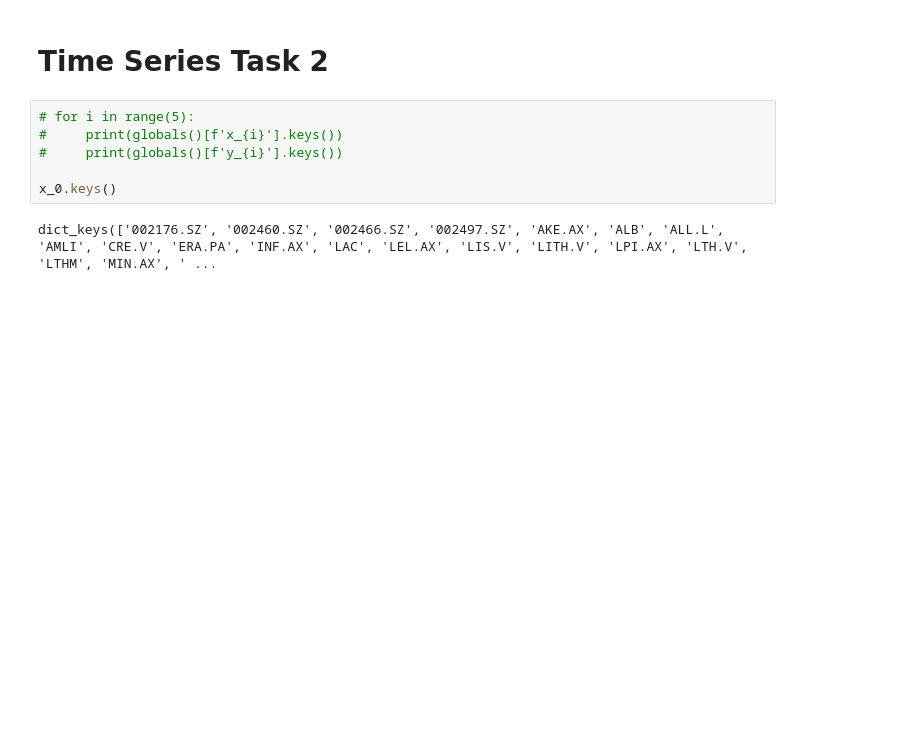
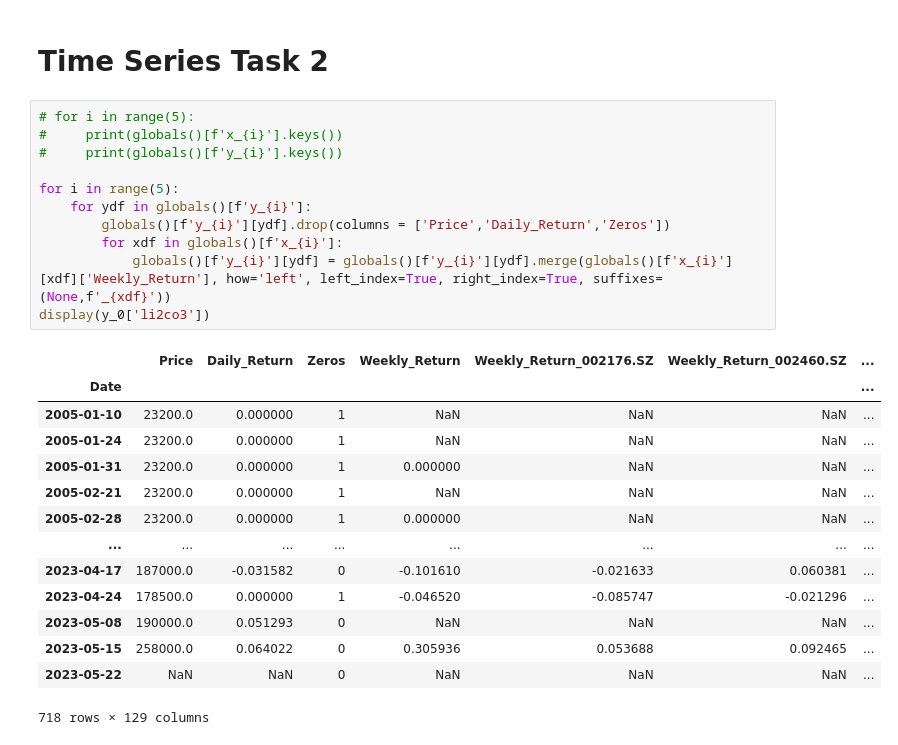
Before and after one commit to BomingZhang-coder/lithium-commodities-dashboard, a Jupyter notebook: danyang/mining.ipynb, the cells around one changed output. Cells and saved outputs as stored; diff of their text form; blank space fills up the shorter version.

```diff
--- a/danyang/mining.ipynb
+++ b/danyang/mining.ipynb
@@ -237,11 +237,29 @@ plt.show()
 [figure]
 # %% [markdown]
 # Time Series Task 2
-# %%
-# for i in range(5):
-#     print(globals()[f'x_{i}'].keys())
-#     print(globals()[f'y_{i}'].keys())
-
-x_0.keys()
-# %% [output]
-dict_keys(['002176.SZ', '002460.SZ', '002466.SZ', '002497.SZ', 'AKE.AX', 'ALB', 'ALL.L', 'AMLI', 'CRE.V', 'ERA.PA', 'INF.AX', 'LAC', 'LEL.AX', 'LIS.V', 'LITH.V', 'LPI.AX', 'LTH.V', 'LTHM', 'MIN.AX', ' ...
+# %%
+# for i in range(5):
+#     print(globals()[f'x_{i}'].keys())
+#     print(globals()[f'y_{i}'].keys())
+
+for i in range(5):
+    for ydf in globals()[f'y_{i}']:
+        globals()[f'y_{i}'][ydf].drop(columns = ['Price','Daily_Return','Zeros'])
+        for xdf in globals()[f'x_{i}']:
+            globals()[f'y_{i}'][ydf] = globals()[f'y_{i}'][ydf].merge(globals()[f'x_{i}'][xdf]['Weekly_Return'], how='left', left_index=True, right_index=True, suffixes=(None,f'_{xdf}'))
+display(y_0['li2co3'])
+# %% [output]
+|  | Price | Daily_Return | Zeros | Weekly_Return | Weekly_Return_002176.SZ | Weekly_Return_002460.SZ | ... |
+| Date |  |  |  |  |  |  | ... |
+| 2005-01-10 | 23200.0 | 0.000000 | 1 | NaN | NaN | NaN | ... |
+| 2005-01-24 | 23200.0 | 0.000000 | 1 | NaN | NaN | NaN | ... |
+| 2005-01-31 | 23200.0 | 0.000000 | 1 | 0.000000 | NaN | NaN | ... |
+| 2005-02-21 | 23200.0 | 0.000000 | 1 | NaN | NaN | NaN | ... |
+| 2005-02-28 | 23200.0 | 0.000000 | 1 | 0.000000 | NaN | NaN | ... |
+| ... | ... | ... | ... | ... | ... | ... | ... |
+| 2023-04-17 | 187000.0 | -0.031582 | 0 | -0.101610 | -0.021633 | 0.060381 | ... |
+| 2023-04-24 | 178500.0 | 0.000000 | 1 | -0.046520 | -0.085747 | -0.021296 | ... |
+| 2023-05-08 | 190000.0 | 0.051293 | 0 | NaN | NaN | NaN | ... |
+| 2023-05-15 | 258000.0 | 0.064022 | 0 | 0.305936 | 0.053688 | 0.092465 | ... |
+| 2023-05-22 | NaN | NaN | 0 | NaN | NaN | NaN | ... |
+718 rows × 129 columns
```
